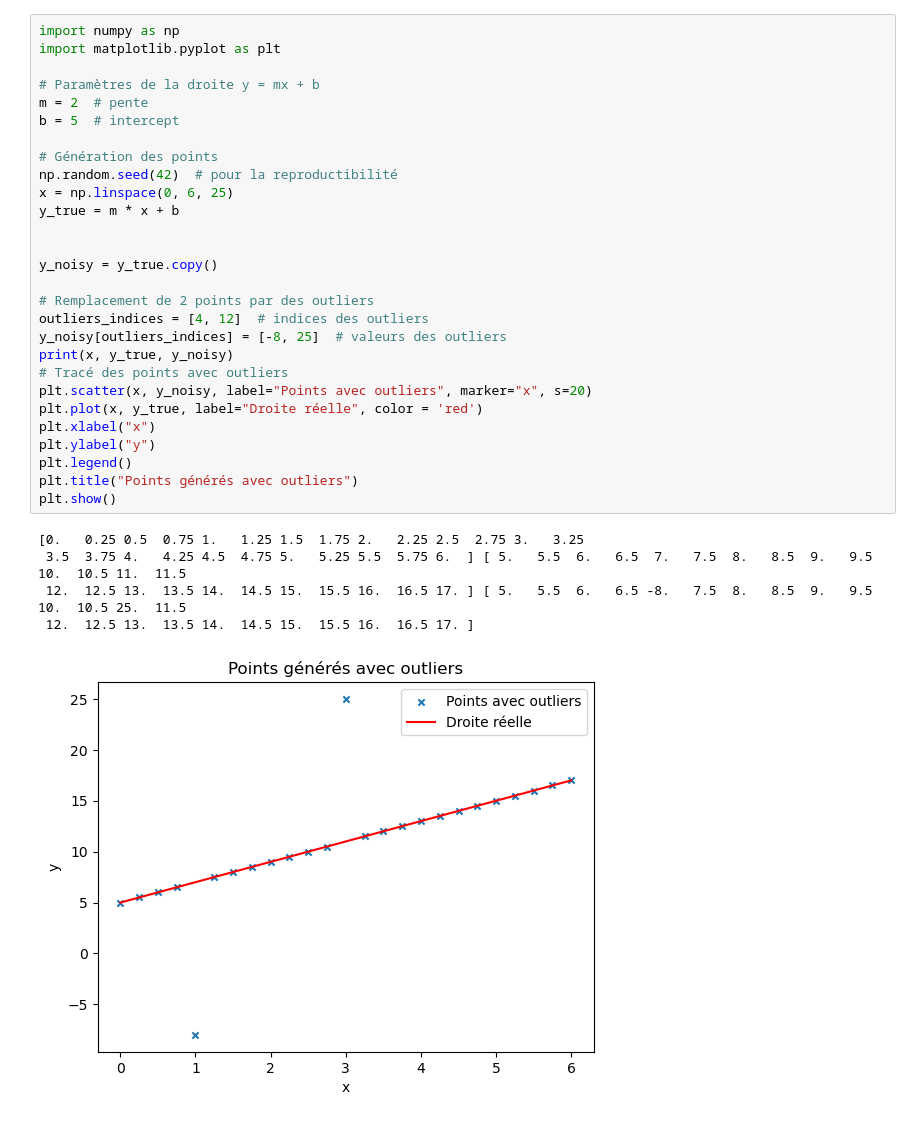
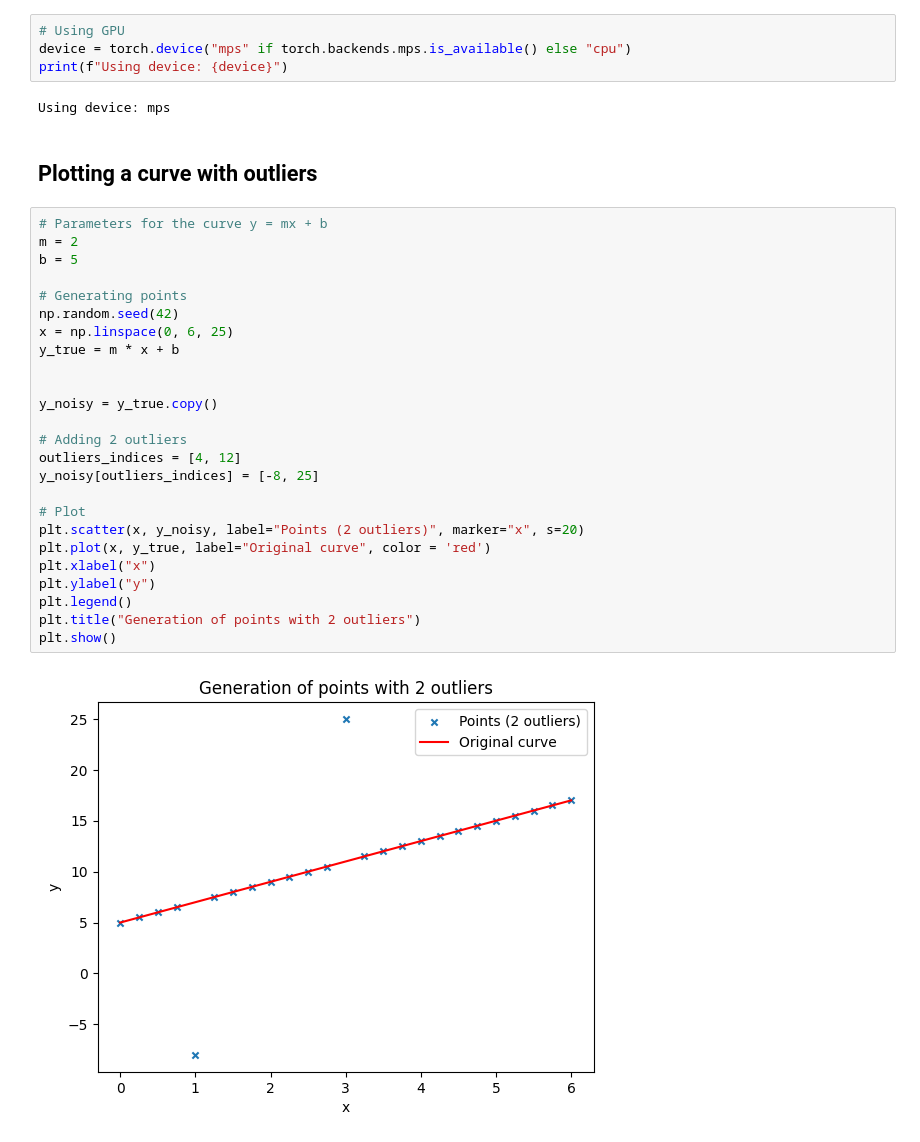
Before and after one commit to Albeenee/benign_overfitting_in_single_head_attention, a Jupyter notebook: overfitting_example.ipynb, the cells around one changed output. Saved outputs shown, nothing was run; the diff lists cells and outputs as text.

```diff
--- a/overfitting_example.ipynb
+++ b/overfitting_example.ipynb
@@ -1,34 +23,35 @@
+# %%
+# Using GPU
+device = torch.device("mps" if torch.backends.mps.is_available() else "cpu")
+print(f"Using device: {device}")
+# %% [output]
+Using device: mps
+# %% [markdown]
+## Plotting a curve with outliers
 # %%
-import numpy as np
-import matplotlib.pyplot as plt
+# Parameters for the curve y = mx + b
+m = 2
+b = 5
 
-# Paramètres de la droite y = mx + b
-m = 2  # pente
-b = 5  # intercept
-
-# Génération des points
-np.random.seed(42)  # pour la reproductibilité
+# Generating points
+np.random.seed(42)
 x = np.linspace(0, 6, 25)
 y_true = m * x + b
 
 
 y_noisy = y_true.copy()
 
-# Remplacement de 2 points par des outliers
-outliers_indices = [4, 12]  # indices des outliers
-y_noisy[outliers_indices] = [-8, 25]  # valeurs des outliers
-print(x, y_true, y_noisy)
-# Tracé des points avec outliers
-plt.scatter(x, y_noisy, label="Points avec outliers", marker="x", s=20)
-plt.plot(x, y_true, label="Droite réelle", color = 'red')
+# Adding 2 outliers
+outliers_indices = [4, 12]
+y_noisy[outliers_indices] = [-8, 25]
+
+# Plot
+plt.scatter(x, y_noisy, label="Points (2 outliers)", marker="x", s=20)
+plt.plot(x, y_true, label="Original curve", color = 'red')
 plt.xlabel("x")
 plt.ylabel("y")
 plt.legend()
-plt.title("Points générés avec outliers")
+plt.title("Generation of points with 2 outliers")
 plt.show()
 # %% [output]
-[0.   0.25 0.5  0.75 1.   1.25 1.5  1.75 2.   2.25 2.5  2.75 3.   3.25
- 3.5  3.75 4.   4.25 4.5  4.75 5.   5.25 5.5  5.75 6.  ] [ 5.   5.5  6.   6.5  7.   7.5  8.   8.5  9.   9.5 10.  10.5 11.  11.5
- 12.  12.5 13.  13.5 14.  14.5 15.  15.5 16.  16.5 17. ] [ 5.   5.5  6.   6.5 -8.   7.5  8.   8.5  9.   9.5 10.  10.5 25.  11.5
- 12.  12.5 13.  13.5 14.  14.5 15.  15.5 16.  16.5 17. ]
-[figure, old version]
+[figure, new version]
```
Also changed, not shown: parts of 18 cells of this notebook, 1 other file.
